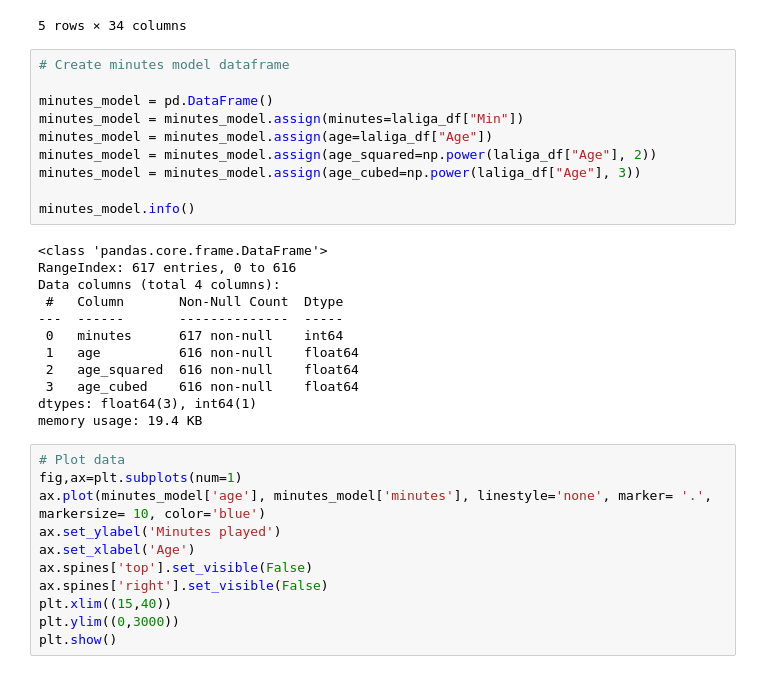
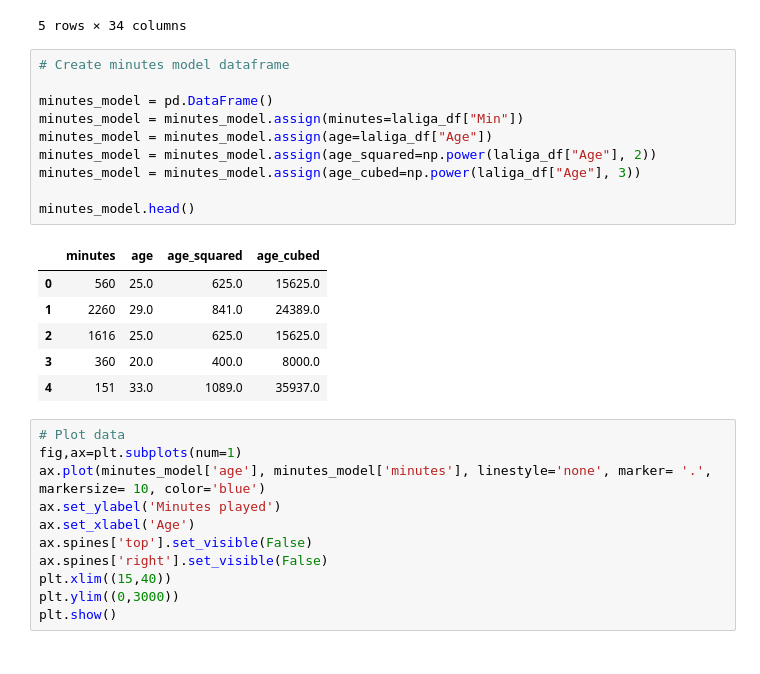
Before and after one commit to MarijnSt/soccermatics, a Jupyter notebook: 2-models/2-1-linear-regression.ipynb, the cells around one changed output. Saved outputs shown, nothing was run; the diff lists cells and outputs as text.

```diff
--- a/2-models/2-1-linear-regression.ipynb
+++ b/2-models/2-1-linear-regression.ipynb
@@ -18,25 +18,20 @@ laliga_df.head()
 # %%
 # Create minutes model dataframe
 
 minutes_model = pd.DataFrame()
 minutes_model = minutes_model.assign(minutes=laliga_df["Min"])
 minutes_model = minutes_model.assign(age=laliga_df["Age"])
 minutes_model = minutes_model.assign(age_squared=np.power(laliga_df["Age"], 2))
 minutes_model = minutes_model.assign(age_cubed=np.power(laliga_df["Age"], 3))
 
-minutes_model.info()
+minutes_model.head()
 # %% [output]
-<class 'pandas.core.frame.DataFrame'>
-RangeIndex: 617 entries, 0 to 616
-Data columns (total 4 columns):
- #   Column       Non-Null Count  Dtype
----  ------       --------------  -----
- 0   minutes      617 non-null    int64
- 1   age          616 non-null    float64
- 2   age_squared  616 non-null    float64
- 3   age_cubed    616 non-null    float64
-dtypes: float64(3), int64(1)
-memory usage: 19.4 KB
+|  | minutes | age | age_squared | age_cubed |
+| 0 | 560 | 25.0 | 625.0 | 15625.0 |
+| 1 | 2260 | 29.0 | 841.0 | 24389.0 |
+| 2 | 1616 | 25.0 | 625.0 | 15625.0 |
+| 3 | 360 | 20.0 | 400.0 | 8000.0 |
+| 4 | 151 | 33.0 | 1089.0 | 35937.0 |
 # %%
 # Plot data
 fig,ax=plt.subplots(num=1)
```
Also changed, not shown: parts of 3 cells of this notebook, 1 other file.
